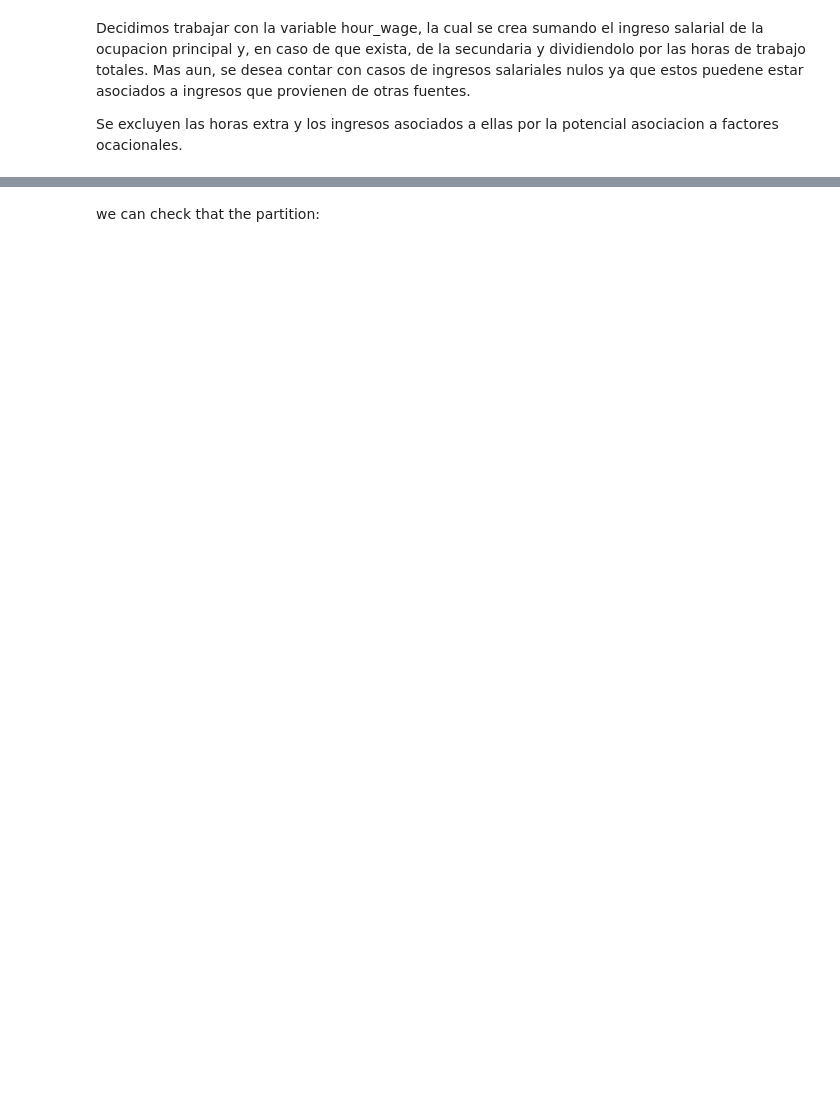
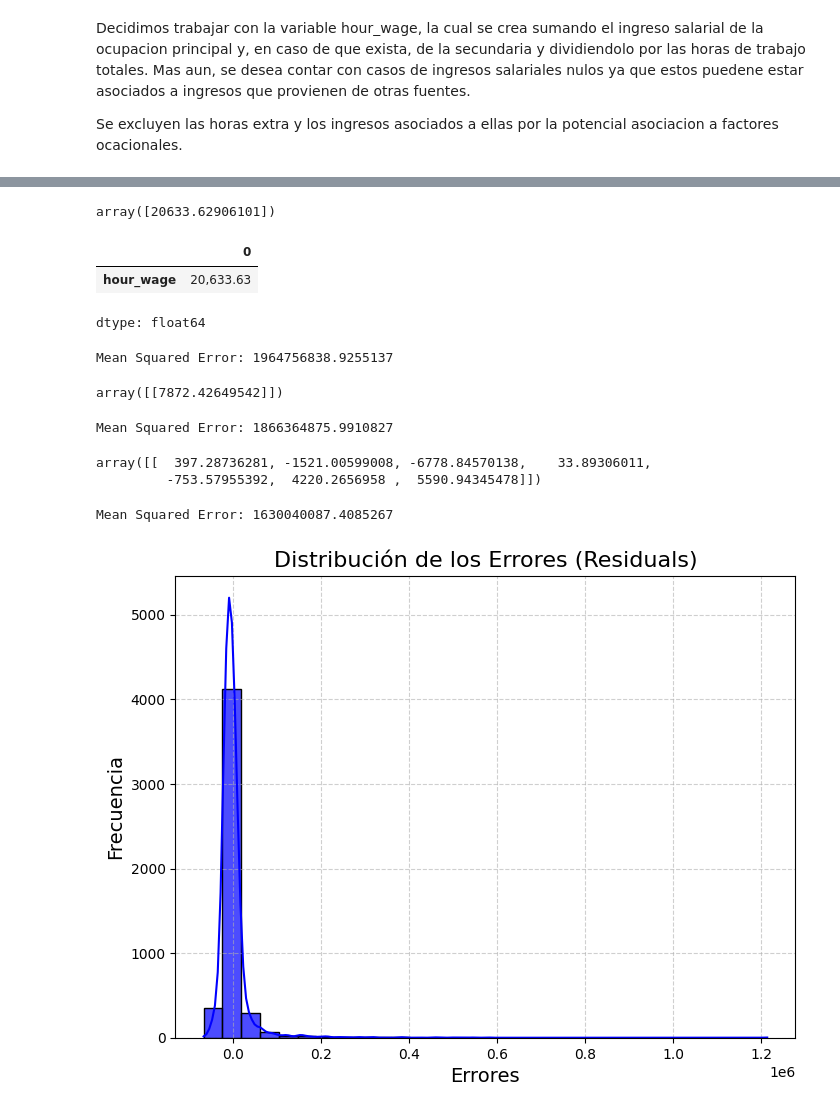
Before and after one commit to carolinabasile/ProblemSet1_MachineLearning, a Jupyter notebook: Analysis.ipynb, the cells around one changed output, grey strips where cells are left out. Saved outputs shown, nothing was run; the diff lists cells and outputs as text; code cells hidden in the pictures; blank space fills up the shorter version.

```diff
--- a/Analysis.ipynb
+++ b/Analysis.ipynb
@@ -285,4 +391,8 @@ y=df_limpio[["hour_wage"]]
 # %%
+X = df_limpio[["age", "informal", "relab", "p6426", "sex", "sizeFirm","maxEducLevel"]]
+
+y=df_limpio[["hour_wage"]]
+
 X_train, X_test, y_train, y_test = train_test_split(
                                         X,
                                         y,
@@ -290,3 +400,5 @@ X_train, X_test, y_train, y_test = train_test_split(
                                         train_size=0.7,
                                         random_state = 123
                                     )
+
+X_train.head()
@@ -293,2 +411,0 @@ X_train, X_test, y_train, y_test = train_test_split(
-# %% [markdown]
-we can check that the partition:
@@ -304,0 +412,12 @@ rama2d -- actividad
+# %%
+X0 = np.ones((len(y_train), 1))
+model1=  LinearRegression().fit(X0,y_train)
+model1.intercept_
+# %% [output]
+array([20633.62906101])
+# %%
+y_train.mean()
+# %% [output]
+|  | 0 |
+| hour_wage | 20,633.63 |
+dtype: float64
@@ -304,0 +428,13 @@ rama2d -- actividad
+# %%
+# Calculate Mean Squared Error
+mse1 = mean_squared_error(y_test, y_hat_model1)
+
+print(f'Mean Squared Error: {mse1}')
+# %% [output]
+Mean Squared Error: 1964756838.9255137
+# %%
+# Segundo modelo
+model2=  LinearRegression().fit(X_train[['maxEducLevel']],y_train)
+model2.coef_
+# %% [output]
+array([[7872.42649542]])
@@ -304,0 +444,40 @@ rama2d -- actividad
+# %%
+# Calculate Mean Squared Error
+mse2 = mean_squared_error(y_test, y_hat_model2)
+
+print(f'Mean Squared Error: {mse2}')
+# %% [output]
+Mean Squared Error: 1866364875.9910827
+# %%
+model3=  LinearRegression().fit(X_train[["age", "informal", "relab", "p6426", "sex", "sizeFirm","maxEducLevel"]],y_train)
+model3.coef_
+# %% [output]
+array([[  397.28736281, -1521.00599008, -6778.84570138,    33.89306011,
+         -753.57955392,  4220.2656958 ,  5590.94345478]])
+# %%
+#prediction on new data
+y_hat_model3 = model3.predict(X_test[["age", "informal", "relab", "p6426", "sex", "sizeFirm","maxEducLevel"]])
+
+# Calculate Mean Squared Error
+mse3 = mean_squared_error(y_test, y_hat_model3)
+
+print(f'Mean Squared Error: {mse3}')
+# %% [output]
+Mean Squared Error: 1630040087.4085267
+# %%
+# Supongamos que tienes 'y_true' (valores reales) y 'y_pred' (predicciones del modelo)
+# Calcular los errores
+residuals = y_test["hour_wage"] - y_hat_model3.flatten()
+
+# Configurar el tamaño del gráfico
+plt.figure(figsize=(8, 6))
+
+# Graficar la distribución de los errores
+sns.histplot(residuals, kde=True, color='blue', bins=30, alpha=0.7)
+plt.title('Distribución de los Errores (Residuals)', fontsize=16)
+plt.xlabel('Errores', fontsize=14)
+plt.ylabel('Frecuencia', fontsize=14)
+plt.grid(True, linestyle='--', alpha=0.6)
+plt.show()
+# %% [output]
+[figure, added]
```
Also changed, not shown: parts of 25 cells of this notebook.
